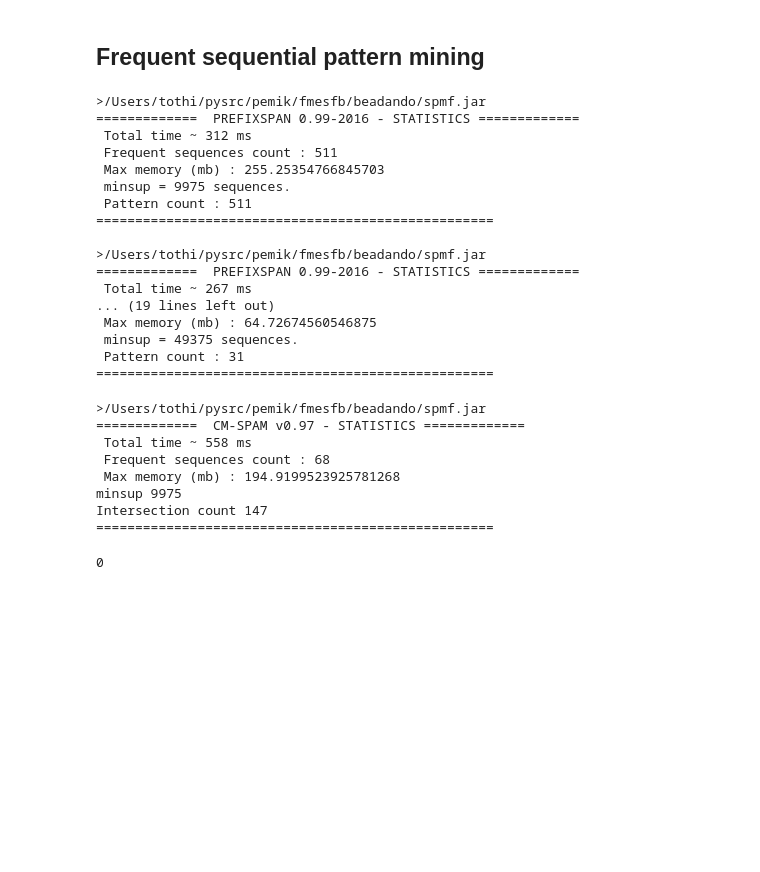
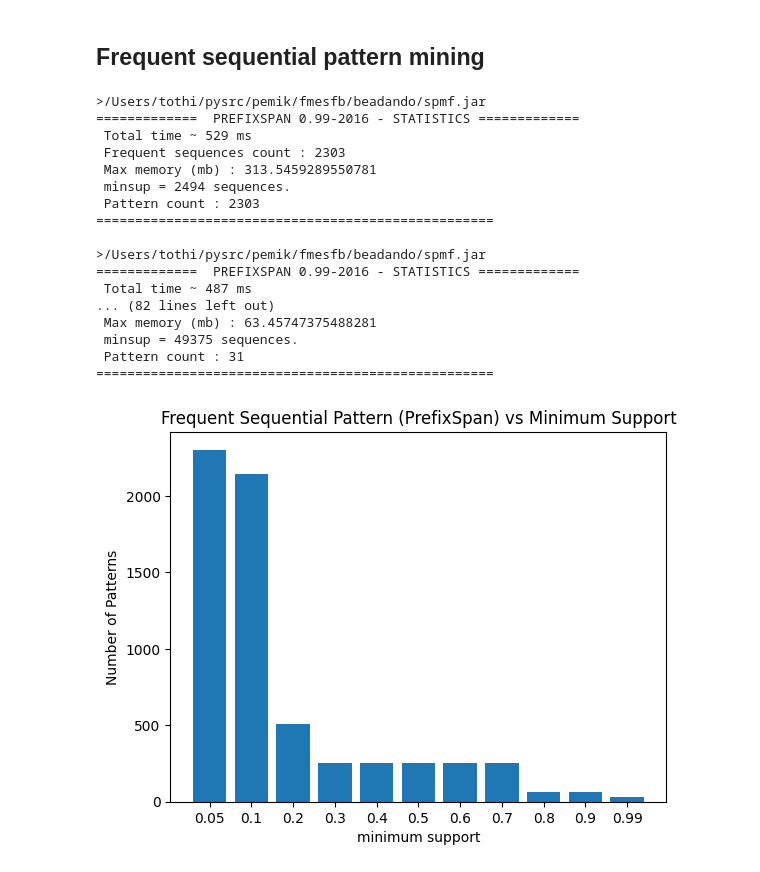
Before and after one commit to heihachi78/fmesfb_beadando, a Jupyter notebook: J0P7MF_beadando.ipynb, the cells around one changed output. Drawn from its saved outputs; the diff is of its cells as text; code cells hidden in the pictures; blank space fills up the shorter version.

```diff
--- a/J0P7MF_beadando.ipynb
+++ b/J0P7MF_beadando.ipynb
@@ -649,45 +681,39 @@ for minsup_fci in [0.02, 0.05, 0.1, 0.5]:
 # %% [markdown]
 ## Frequent sequential pattern mining
 # %%
-for minsup_fsp in [0.2, 0.5, 0.75, 0.99]:
+minsup_values = [0.05, 0.1, 0.2, 0.3, 0.4, 0.5, 0.6, 0.7, 0.8, 0.9, 0.99]
+
+for minsup_fsp in minsup_values:
     filename_in_fsp = 'files/sequences_spmf.csv'
     filename_out_fsp = 'files/fsp_PrefixSpan_'+str(int(minsup_fsp*100))+'.csv'
     command = 'java -jar spmf.jar run PrefixSpan '+filename_in_fsp+' '+filename_out_fsp+' '+str(minsup_fsp)  #The command needs to be a string
     os.system(command)
+
+pattern_counts = []
+for ms in minsup_values:
+    pattern_counts.append(file_len(f'files/fsp_PrefixSpan_{str(int(ms*100))}.csv'))
+
+plt.bar([str(v) for v in minsup_values], pattern_counts)
+plt.title("Frequent Sequential Pattern (PrefixSpan) vs Minimum Support")
+plt.xlabel("minimum support")
+plt.ylabel("Number of Patterns")
+plt.savefig('doc/frequent_sequentila_pattern_prefixspan.png')
 # %% [output]
 >/Users/tothi/pysrc/pemik/fmesfb/beadando/spmf.jar
 =============  PREFIXSPAN 0.99-2016 - STATISTICS =============
- Total time ~ 312 ms
- Frequent sequences count : 511
- Max memory (mb) : 255.25354766845703
- minsup = 9975 sequences.
- Pattern count : 511
+ Total time ~ 529 ms
+ Frequent sequences count : 2303
+ Max memory (mb) : 313.5459289550781
+ minsup = 2494 sequences.
+ Pattern count : 2303
 ===================================================
 
 >/Users/tothi/pysrc/pemik/fmesfb/beadando/spmf.jar
 =============  PREFIXSPAN 0.99-2016 - STATISTICS =============
- Total time ~ 267 ms
-... (19 lines left out)
- Max memory (mb) : 64.72674560546875
+ Total time ~ 487 ms
+... (82 lines left out)
+ Max memory (mb) : 63.45747375488281
  minsup = 49375 sequences.
  Pattern count : 31
 ===================================================
+[figure, added]
-# %%
-minsup_fsp = 0.2
-min_pat_l = 2
-max_pat_l = 4
-gap = 2
-filename_in_fsp = 'files/sequences_spmf.csv'
-filename_out_fsp = 'files/fsp_CMSPAN_'+str(int(minsup_fsp*100))+'_minp_'+str(min_pat_l)+'_maxp_'+str(max_pat_l)+'_gap_'+str(gap)+'.csv'
-command = 'java -jar spmf.jar run CM-SPAM '+filename_in_fsp+' '+filename_out_fsp+' '+str(minsup_fsp)+' '+str(min_pat_l)+' '+str(max_pat_l)+' "" '+str(gap)+' true'  #The command needs to be a string
-os.system(command)
-# %% [output]
->/Users/tothi/pysrc/pemik/fmesfb/beadando/spmf.jar
-=============  CM-SPAM v0.97 - STATISTICS =============
- Total time ~ 558 ms
- Frequent sequences count : 68
- Max memory (mb) : 194.9199523925781268
-minsup 9975
-Intersection count 147
-===================================================
-0
```
Also changed, not shown: parts of 3 cells of this notebook, 33 other files.
